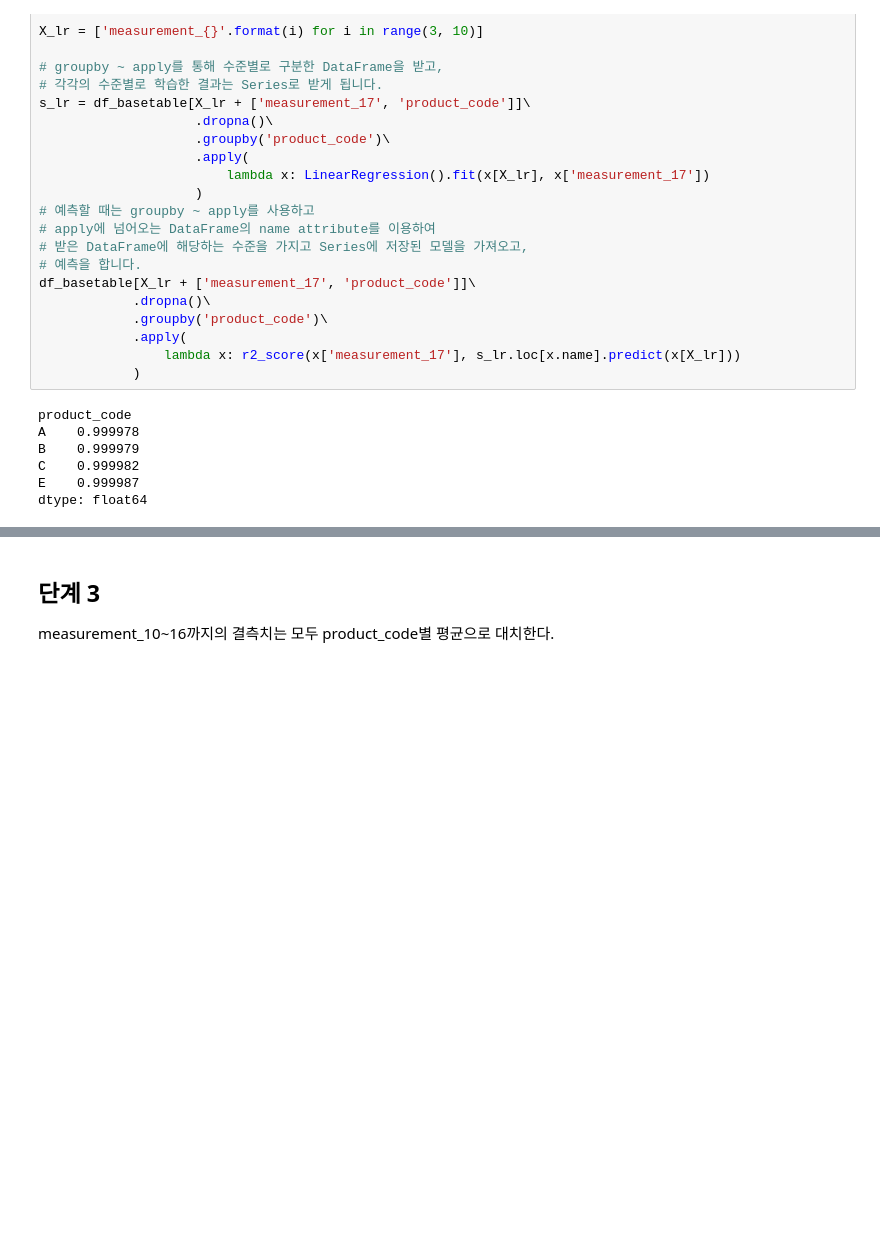
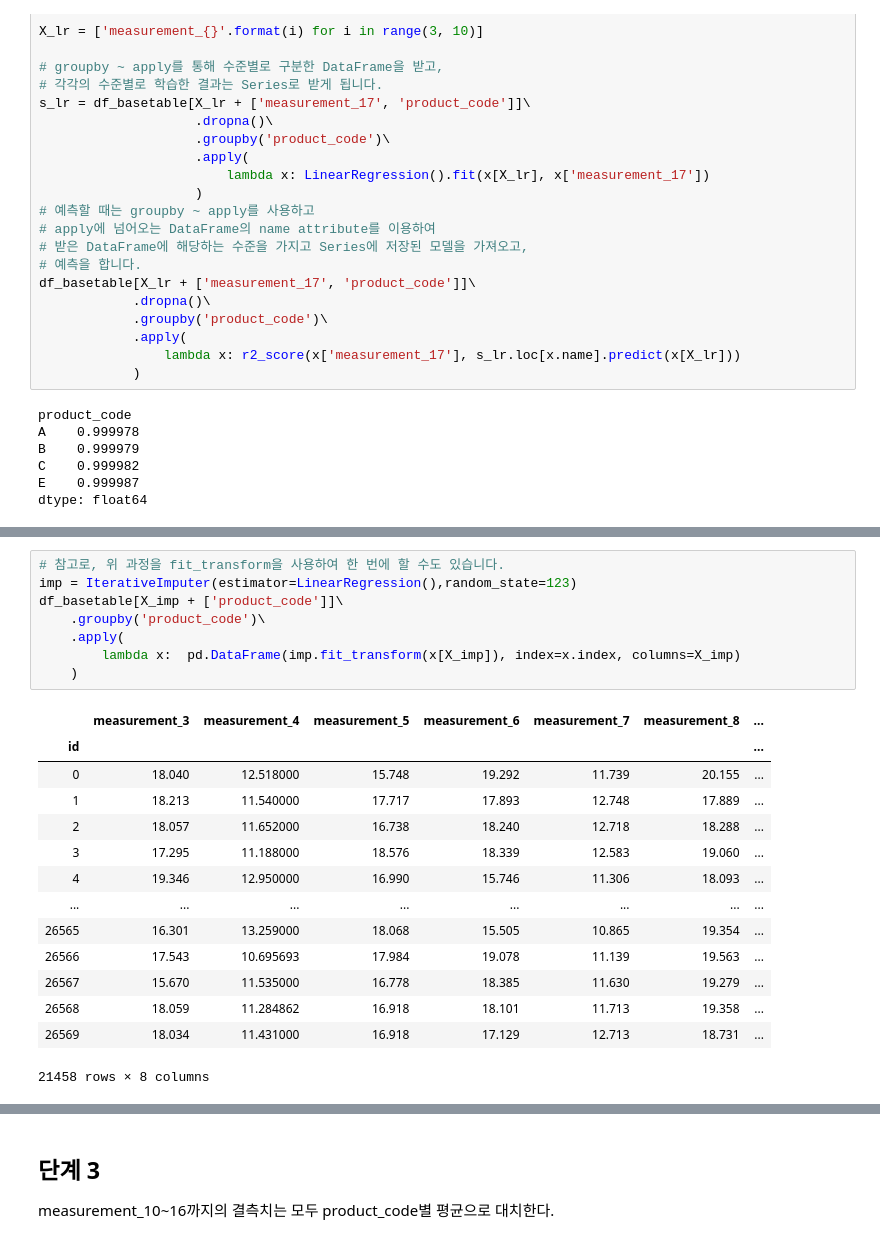
Before and after one commit to sunkusun9/DS_lv3_2308_2, a Jupyter notebook: sec_ds_lv3_prob1_prob.ipynb, the cells around one changed output, grey strips where cells are left out. Saved outputs shown, nothing was run; the diff lists cells and outputs as text; blank space fills up the shorter version.

```diff
--- a/sec_ds_lv3_prob1_prob.ipynb
+++ b/sec_ds_lv3_prob1_prob.ipynb
@@ -317,0 +296,23 @@ dtype: int64
+# %%
+# 참고로, 위 과정을 fit_transform을 사용하여 한 번에 할 수도 있습니다.
+imp = IterativeImputer(estimator=LinearRegression(),random_state=123)
+df_basetable[X_imp + ['product_code']]\
+    .groupby('product_code')\
+    .apply(
+        lambda x:  pd.DataFrame(imp.fit_transform(x[X_imp]), index=x.index, columns=X_imp)
+    )
+# %% [output]
+|  | measurement_3 | measurement_4 | measurement_5 | measurement_6 | measurement_7 | measurement_8 | ... |
+| id |  |  |  |  |  |  | ... |
+| 0 | 18.040 | 12.518000 | 15.748 | 19.292 | 11.739 | 20.155 | ... |
+| 1 | 18.213 | 11.540000 | 17.717 | 17.893 | 12.748 | 17.889 | ... |
+| 2 | 18.057 | 11.652000 | 16.738 | 18.240 | 12.718 | 18.288 | ... |
+| 3 | 17.295 | 11.188000 | 18.576 | 18.339 | 12.583 | 19.060 | ... |
+| 4 | 19.346 | 12.950000 | 16.990 | 15.746 | 11.306 | 18.093 | ... |
+| ... | ... | ... | ... | ... | ... | ... | ... |
+| 26565 | 16.301 | 13.259000 | 18.068 | 15.505 | 10.865 | 19.354 | ... |
+| 26566 | 17.543 | 10.695693 | 17.984 | 19.078 | 11.139 | 19.563 | ... |
+| 26567 | 15.670 | 11.535000 | 16.778 | 18.385 | 11.630 | 19.279 | ... |
+| 26568 | 18.059 | 11.284862 | 16.918 | 18.101 | 11.713 | 19.358 | ... |
+| 26569 | 18.034 | 11.431000 | 16.918 | 17.129 | 12.713 | 18.731 | ... |
+21458 rows × 8 columns
```
Also changed, not shown: parts of 61 cells of this notebook.
